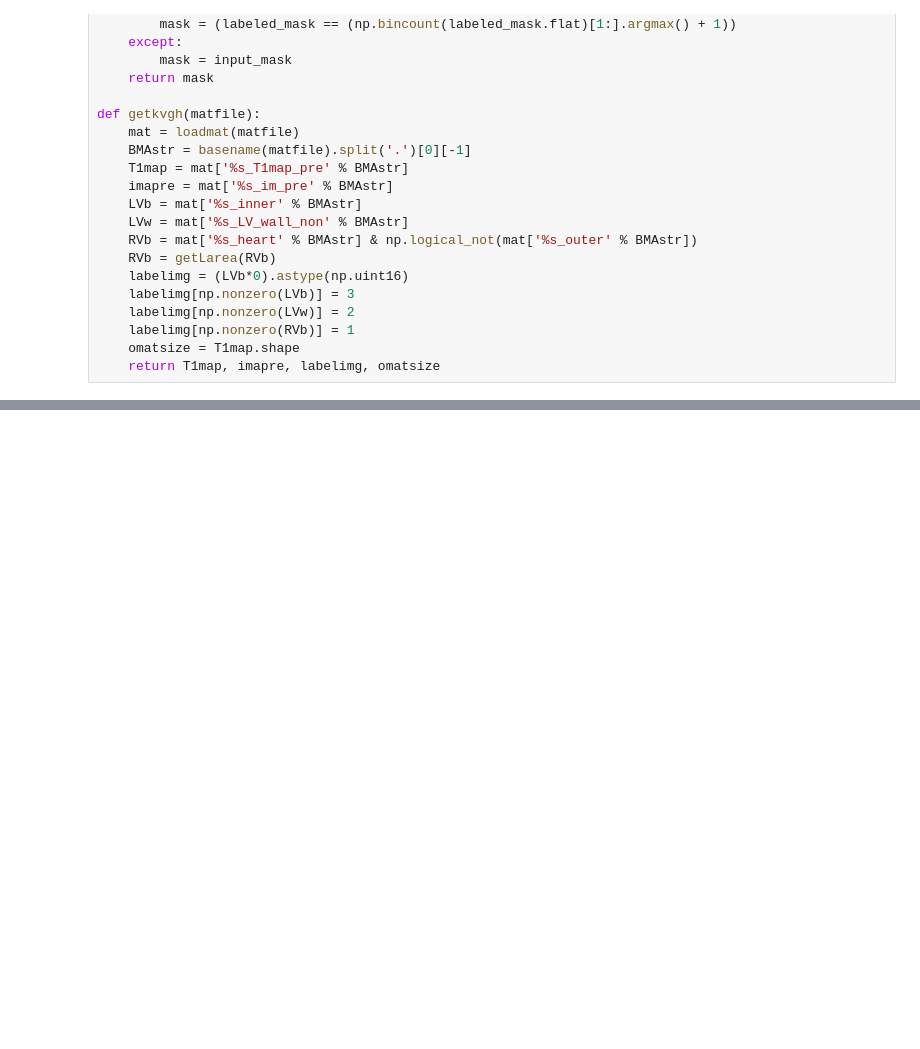
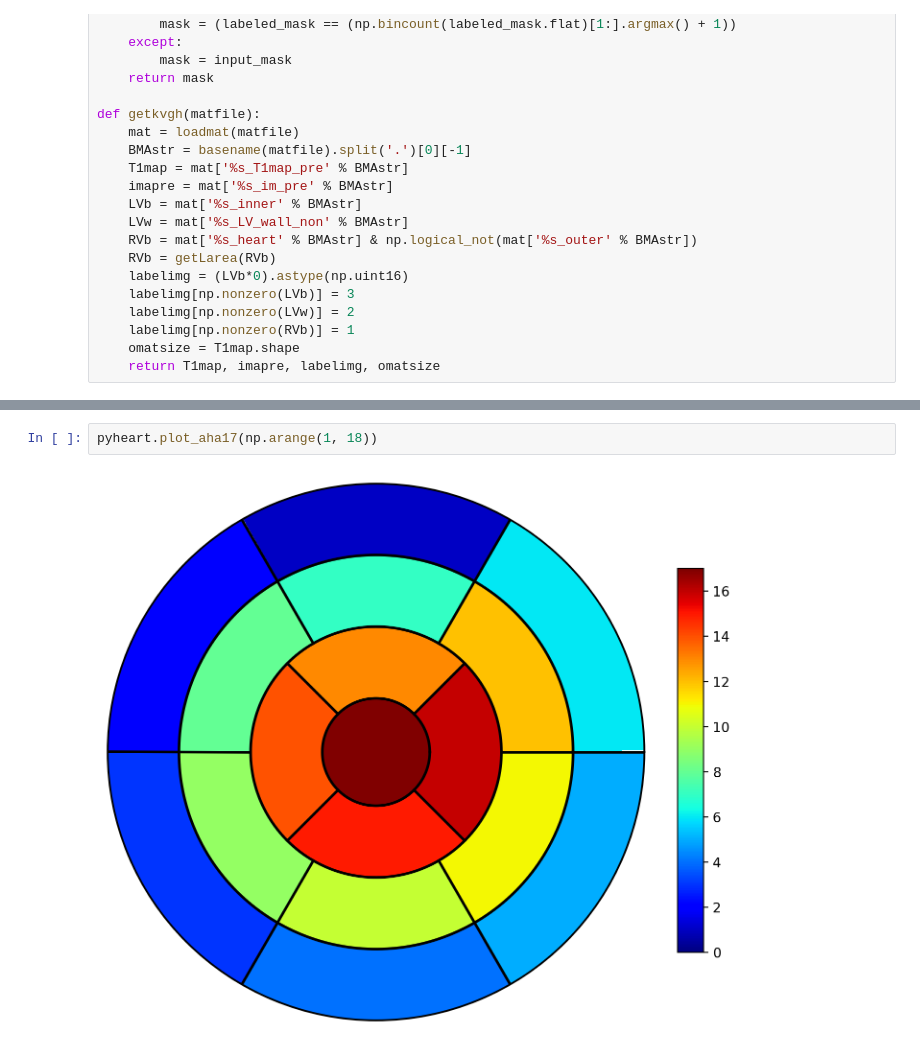
Before and after one commit to htylab/pymr_back, a Jupyter notebook: example/example_1_AHA_and_Thickness.ipynb, the cells around one changed output, grey strips where cells are left out. Saved outputs shown, nothing was run; the diff lists cells and outputs as text; blank space fills up the shorter version.

```diff
--- a/example/example_1_AHA_and_Thickness.ipynb
+++ b/example/example_1_AHA_and_Thickness.ipynb
@@ -73,0 +75,4 @@ print(thick)
+# %%
+pyheart.plot_aha17(np.arange(1, 18))
+# %% [output]
+[figure, added]
```
Also changed, not shown: parts of 2 cells of this notebook, 8 other files.
